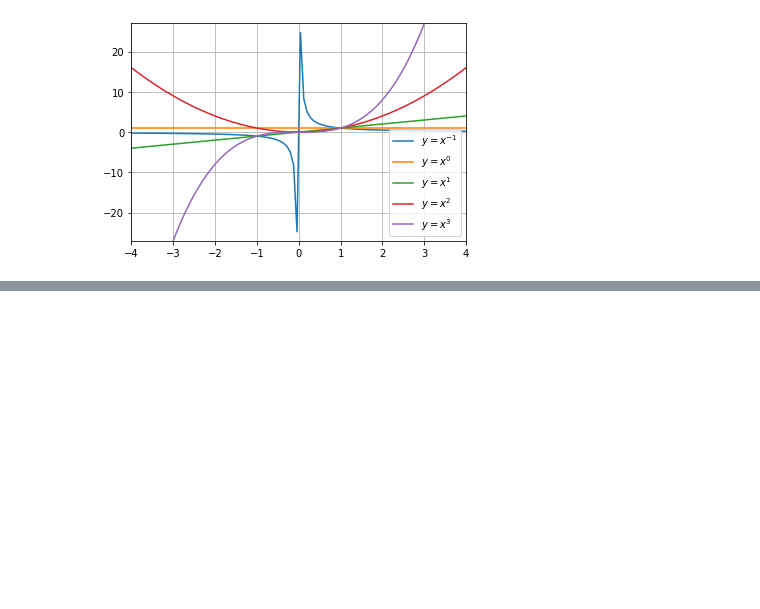
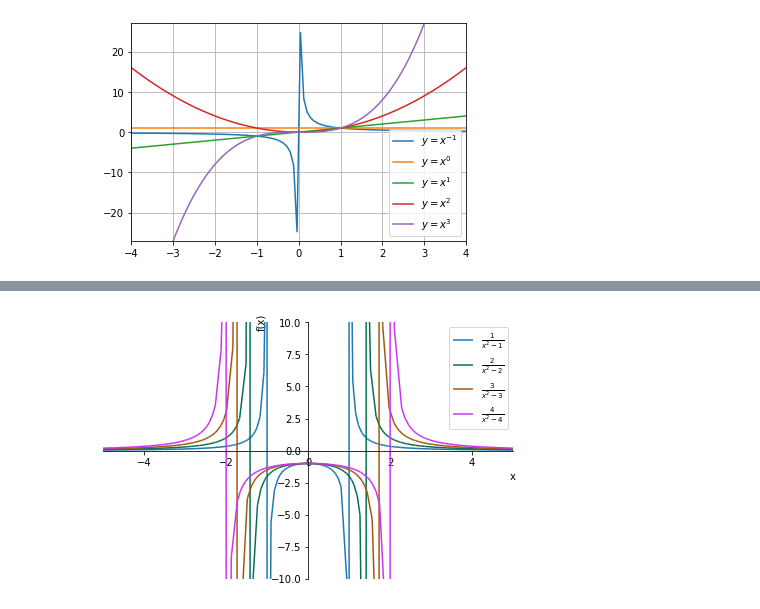
Before and after one commit to j0rl3yJ/Mathematics-using-Python, a Jupyter notebook: Codes.ipynb, the cells around one changed output, grey strips where cells are left out. Saved outputs shown, nothing was run; the diff lists cells and outputs as text; code cells hidden in the pictures; blank space fills up the shorter version.

```diff
--- a/Codes.ipynb
+++ b/Codes.ipynb
@@ -1307,0 +1355,26 @@ plt.show()
+# %%
+# Exercise:
+"""
+Plot the equation y = a/(x**2 - a) for a in [1,2,3,4]
+
+In the line_color attribute, it requires a list of values. Therefore convert the range into a list.
+"""
+import numpy as np
+import random
+import sympy as sym
+import sympy.plotting.plot as symplot
+
+# Generate the equation:
+x,a = sym.symbols('x,a')
+equation = a/(x**2 - a)
+# Plot the equation:
+main_graph = symplot(equation.subs(a,1), show = False, label = '$%s$'%sym.latex(equation.subs(a,1)))
+main_graph.xlim = [-5,5]
+main_graph.ylim = [-10,10]
+main_graph.legend = True
+# Plot the rest of the values:
+for i in range(2,5):
+    main_graph.extend(symplot(equation.subs(a,i), show = False, line_color = list(np.random.rand(3)), label = '$%s$'%sym.latex(equation.subs(a,i))))
+main_graph.show()
+# %% [output]
+[figure, added]
```
Also changed, not shown: parts of 3 cells of this notebook.
